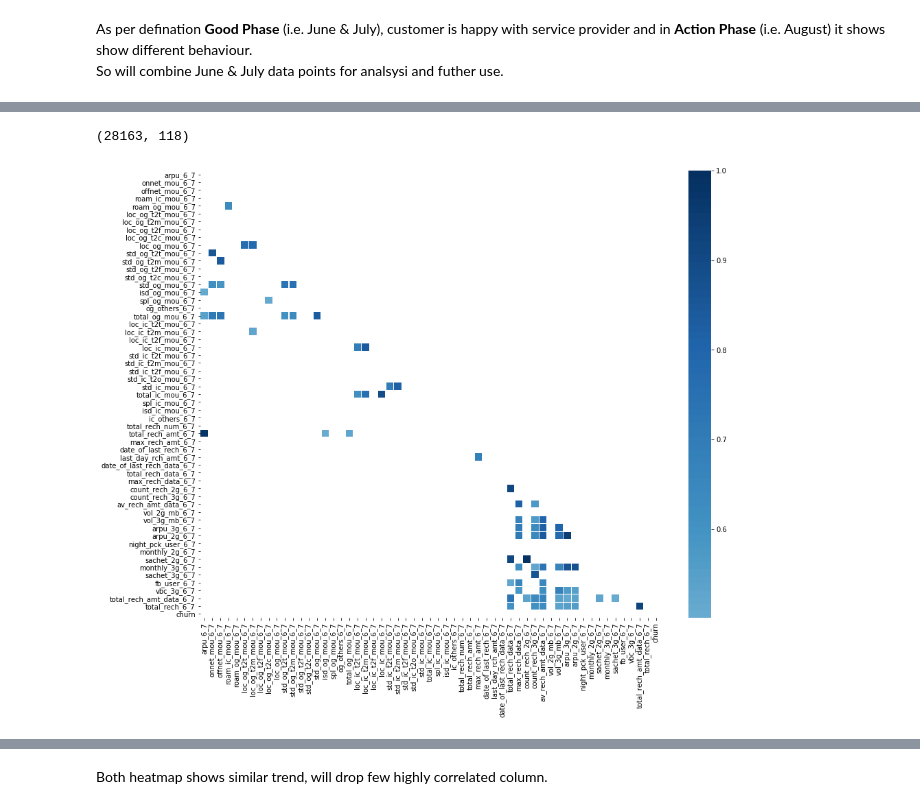
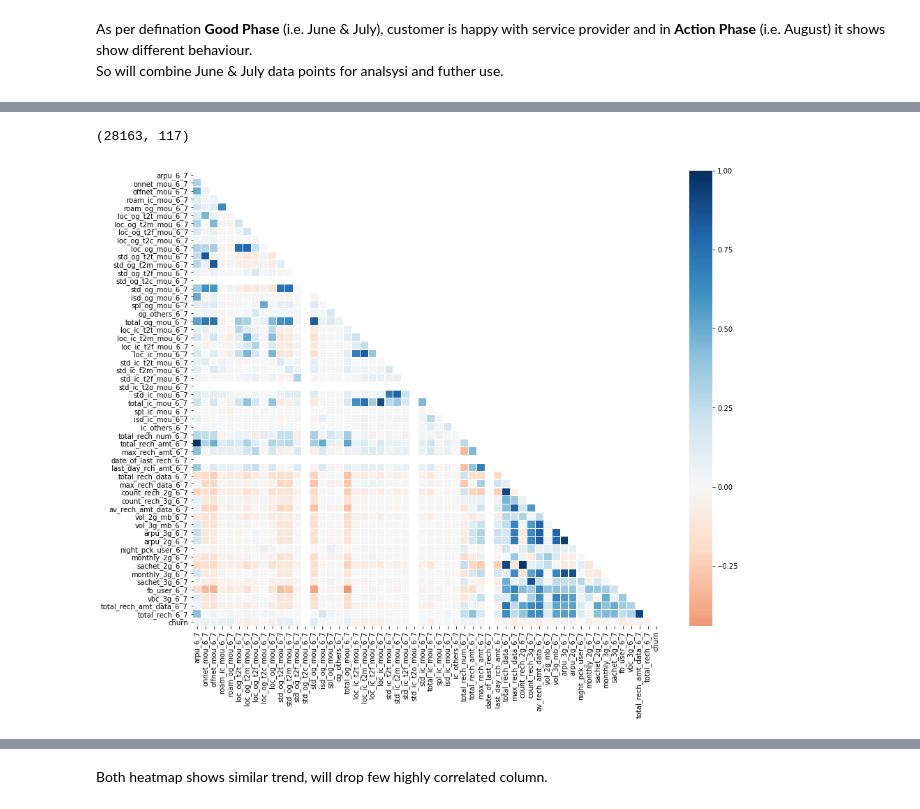
Before and after one commit to ppawar88/DSProject, a Jupyter notebook: Telecom Churn/Telecom Churn .ipynb, the cells around one changed output, grey strips where cells are left out. Cells and saved outputs as stored; diff of their text form; code cells hidden in the pictures.

Commit message:
Telecom Churn

```diff
--- a/Telecom Churn/Telecom Churn .ipynb
+++ b/Telecom Churn/Telecom Churn .ipynb
@@ -216,6 +216,11 @@ We can impute zero in such columns.
+# %%
+hvCust.drop(labels=['date_of_last_rech_data_6','date_of_last_rech_data_7','date_of_last_rech_data_8'], axis=1, inplace=True)
 # %%
 cols = pvtDf[pvtDf['MissingPercent'][6] > 40].index
 cols = [c + "_" + month for c in cols for month in ['6','7','8']]
+cols.remove('date_of_last_rech_data_6')
+cols.remove('date_of_last_rech_data_7')
+cols.remove('date_of_last_rech_data_8')
 # %%
 #cols = ['total_rech_data_6','total_rech_amt_data_6','night_pck_user_6','max_rech_data_6','fb_user_6','count_rech_3g_6','count_rech_2g_6','av_rech_amt_data_6','arpu_3g_6','arpu_2g_6']
 hvCust[cols] = hvCust[cols].fillna(value=0)
@@ -273,16 +257,15 @@ goodPhaseCol
 # %%
 hvCust.shape
 # %% [output]
-(28163, 118)
+(28163, 117)
 # %%
 #Correlation of Good Phase Data
-col = goodPhaseCol + ['churn']
-corrData = hvCust[col].corr()
+col = [c for c in hvCust.columns if c.endswith('_6_7') ] + ['churn']
+corrData_6_7 = hvCust[col].corr()
 plt.figure(figsize=(15,12))
-#sns.heatmap(data=corrData, cmap='RdBu')
-mask = np.zeros_like(corrData, dtype=np.bool)
+mask = np.zeros_like(corrData_6_7, dtype=np.bool)
 mask[np.triu_indices_from(mask)] = True
-sns.heatmap(corrData[(corrData >= 0.5) | (corrData <= -0.5)], cmap='RdBu', mask=mask, center=0, linewidths= 0.1)
+sns.heatmap(corrData_6_7, cmap='RdBu', mask=mask, center=0, linewidths= 0.1)
 plt.show()
 # %% [output]
-[figure, old version]
+[figure, new version]
```
Also changed, not shown: parts of 13 cells of this notebook.
